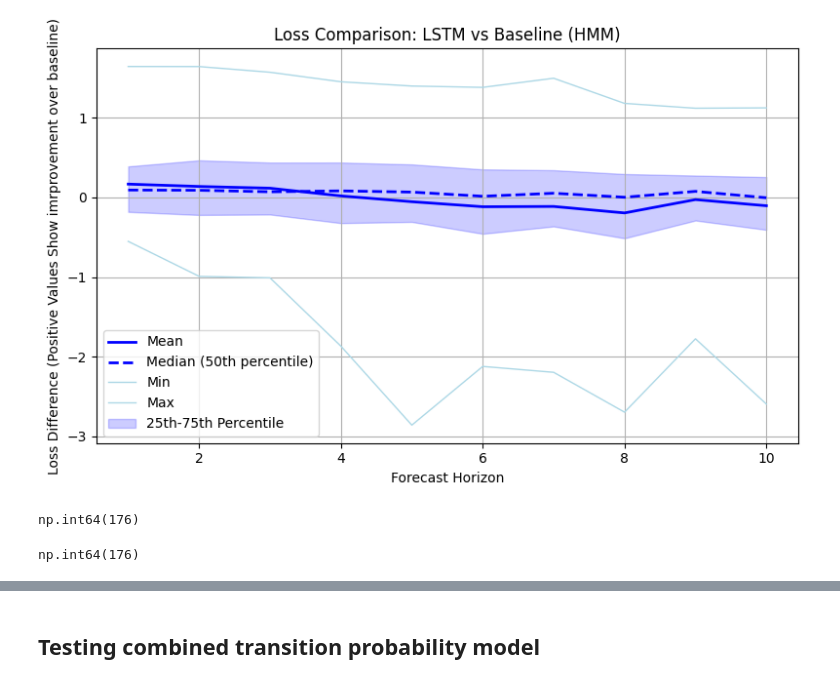
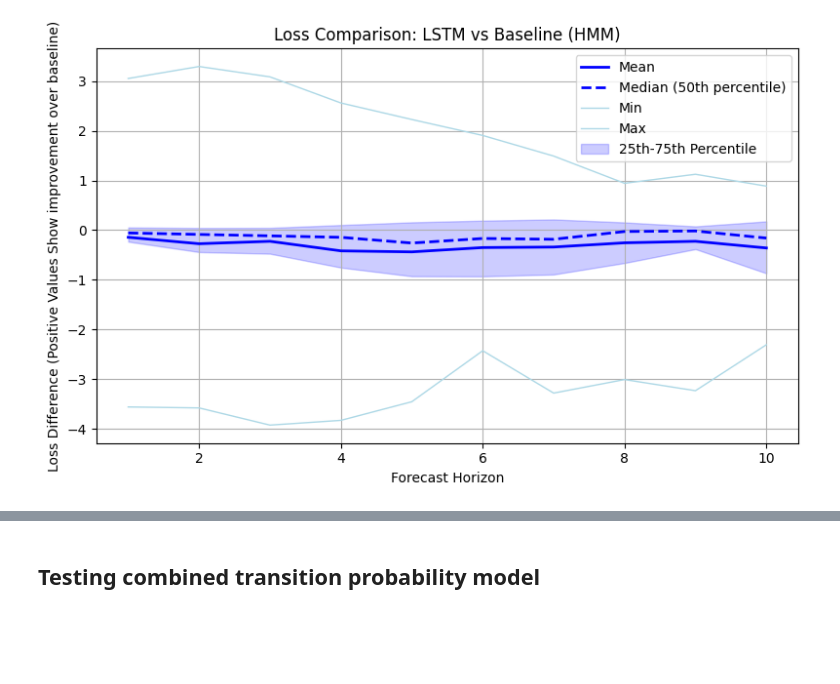
Before and after one commit to DuncanCSt/forecast_research, a Jupyter notebook: finance/lstm_trials.ipynb, the cells around one changed output, grey strips where cells are left out. Cells and saved outputs as stored; diff of their text form; code cells hidden in the pictures; blank space fills up the shorter version.

```diff
--- a/finance/lstm_trials.ipynb
+++ b/finance/lstm_trials.ipynb
@@ -66,0 +34,3 @@ def compute_train_val_test_splits(data, lookback, forecast_horizon):
+# %%
+hmm_stats_df.set_index('Horizon', inplace=True)
+hmm_stats_df
@@ -351,43 +381,37 @@ loss_comparison.describe()
 # %%
-fig, ax = plt.subplots(figsize=(8, 5))
+def plot_loss_comparison(loss_comparison):
+    fig, ax = plt.subplots(figsize=(8, 5))
 
-horizons = np.arange(1, loss_comparison.shape[1] + 1)
+    horizons = np.arange(1, loss_comparison.shape[1] + 1)
 
-# Compute statistics
-mean = loss_comparison.mean(axis=0)
-median = loss_comparison.median(axis=0)
-p25 = loss_comparison.quantile(0.25, axis=0)
-p75 = loss_comparison.quantile(0.75, axis=0)
-min_ = loss_comparison.min(axis=0)
-max_ = loss_comparison.max(axis=0)
+    # Compute statistics
+    mean = loss_comparison.mean(axis=0)
+    median = loss_comparison.median(axis=0)
+    p25 = loss_comparison.quantile(0.25, axis=0)
+    p75 = loss_comparison.quantile(0.75, axis=0)
+    min_ = loss_comparison.min(axis=0)
+    max_ = loss_comparison.max(axis=0)
 
-# Plot mean (solid)
-ax.plot(horizons, mean, label='Mean', color='blue', linewidth=2)
-# Plot median (dashed)
-ax.plot(horizons, median, label='Median (50th percentile)', color='blue', linestyle='--', linewidth=2)
-# Plot min/max (light solid)
-ax.plot(horizons, min_, label='Min', color='lightblue', linewidth=1)
-ax.plot(horizons, max_, label='Max', color='lightblue', linewidth=1)
-# Fill between 25th and 75th percentile
-ax.fill_between(horizons, p25, p75, color='blue', alpha=0.2, label='25th-75th Percentile')
+    # Plot mean (solid)
+    ax.plot(horizons, mean, label='Mean', color='blue', linewidth=2)
+    # Plot median (dashed)
+    ax.plot(horizons, median, label='Median (50th percentile)', color='blue', linestyle='--', linewidth=2)
+    # Plot min/max (light solid)
+    ax.plot(horizons, min_, label='Min', color='lightblue', linewidth=1)
+    ax.plot(horizons, max_, label='Max', color='lightblue', linewidth=1)
+    # Fill between 25th and 75th percentile
+    ax.fill_between(horizons, p25, p75, color='blue', alpha=0.2, label='25th-75th Percentile')
 
-ax.set_xlabel('Forecast Horizon')
-ax.set_ylabel('Loss Difference (Positive Values Show imrprovement over baseline)')
-ax.set_title('Loss Comparison: LSTM vs Baseline (HMM)')
-ax.legend()
-ax.grid(True)
-plt.tight_layout()
-plt.show()
+    ax.set_xlabel('Forecast Horizon')
+    ax.set_ylabel('Loss Difference (Positive Values Show improvement over baseline)')
+    ax.set_title('Loss Comparison: LSTM vs Baseline (HMM)')
+    ax.legend()
+    ax.grid(True)
+    plt.tight_layout()
+    plt.show()
+plot_loss_comparison(lstm_loss_comparison)
 # %% [output]
-[figure, old version]
+[figure, new version]
-# %%
-np.argmin(np.mean(lstm_state_losses[0:184, :], axis=1))
-# %% [output]
-np.int64(176)
-# %%
-np.argmax(np.mean(lstm_state_losses[0:184, :], axis=1))
-# %% [output]
-np.int64(176)
 # %%
 import numpy as np
 import matplotlib.pyplot as plt
```
Also changed, not shown: parts of 35 cells of this notebook, 4 other files.
